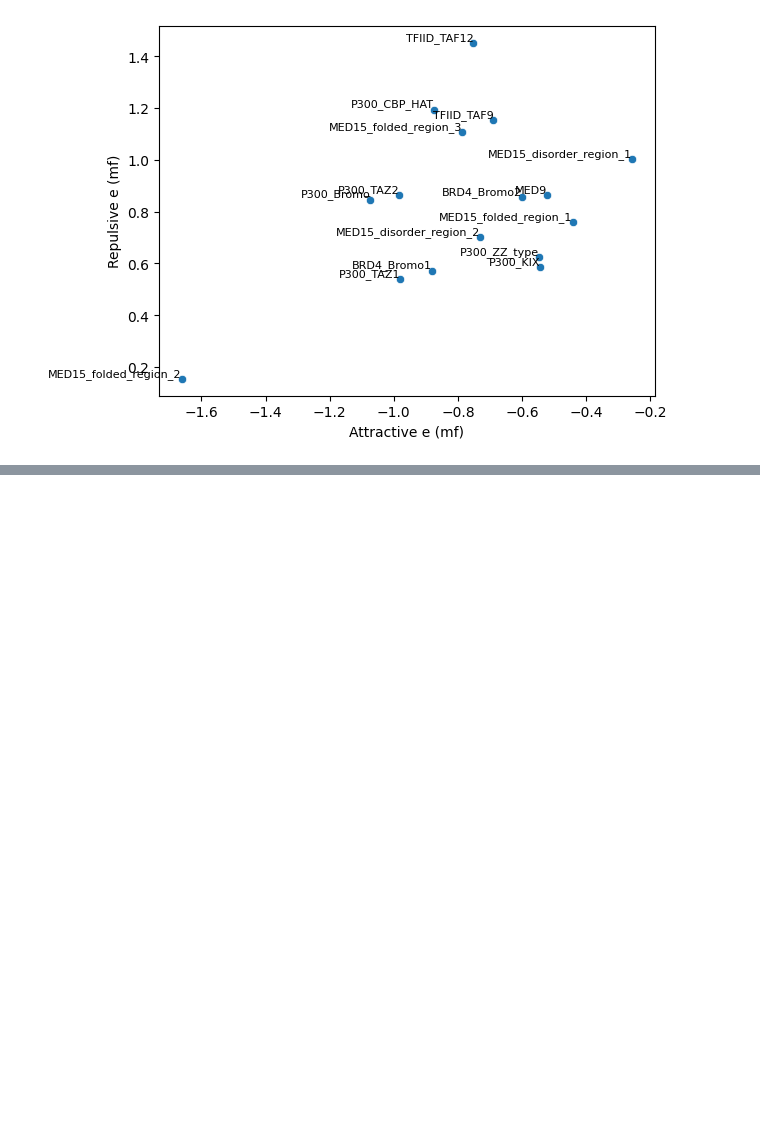
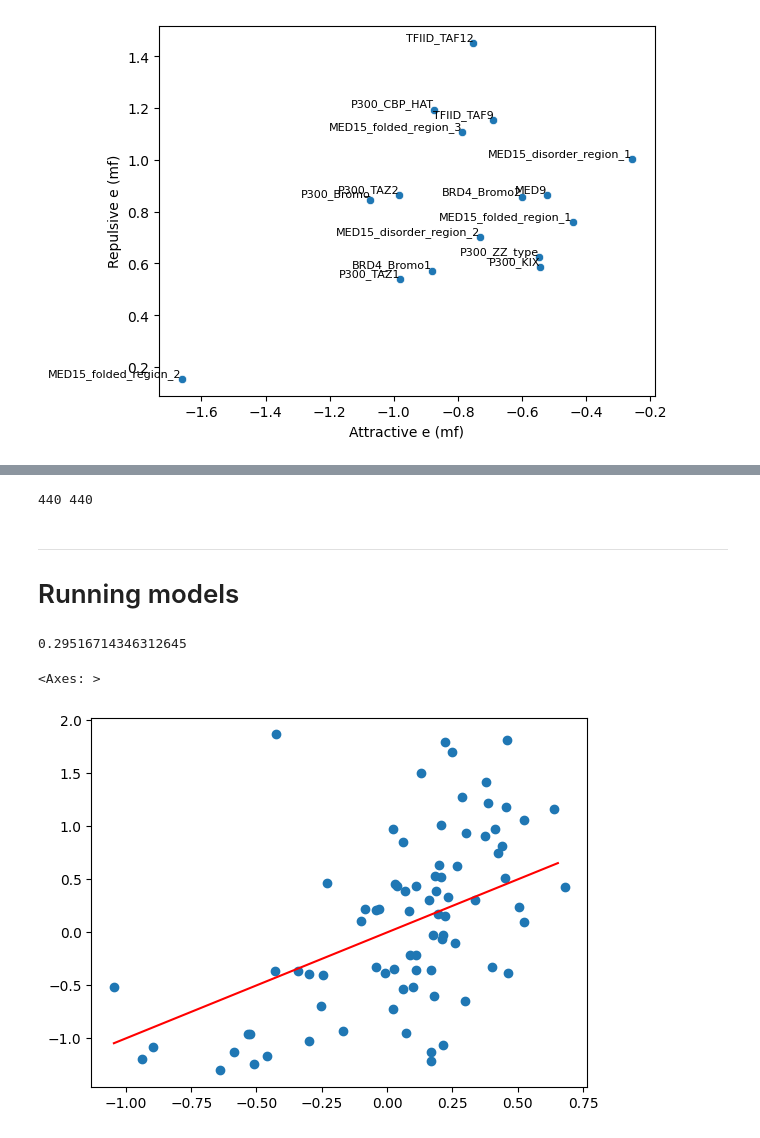
Before and after one commit to kinseylong/StallerRotation, a Jupyter notebook: finches_IDRs/AD_coA_analysis.ipynb, the cells around one changed output, grey strips where cells are left out. Saved outputs shown, nothing was run; the diff lists cells and outputs as text; code cells hidden in the pictures; blank space fills up the shorter version.

```diff
--- a/finches_IDRs/AD_coA_analysis.ipynb
+++ b/finches_IDRs/AD_coA_analysis.ipynb
@@ -97,0 +268,41 @@ plot_interaction_by_group(choiAD_coA_finches_activity, np.mean, activity_label =
+# %%
+#combine all ADs
+def pivot_activity_df(finchesdf, activitydf, dfname):
+    pivotdf = finchesdf.pivot(index = "Prot1", columns="Prot2", values="Total e (mf)")
+    pivotdf.index = [dfname + "_" + str(int(x)) for x in pivotdf.index.to_list()]
+    activitydf_output = activitydf[["Activity_Zscore_mean"]]
+    activitydf_output.index = [dfname + "_" + str(int(x)) for x in activitydf.index.to_list()]
+    return pivotdf, activitydf_output
+
+staller5lib_pivot, staller5lib_activity = pivot_activity_df(staller5libAD_coA_finches_activity, Staller5ADlib_select, "Staller5Lib")
+stallerP53AD_pivot, stallerP53_activity = pivot_activity_df(stallerP53AD_coA_finches_activity, stallerP53AD_coA_finches_activity[["Prot1", "Activity_Zscore_mean"]].groupby("Prot1").agg(np.mean), "StallerP53")
+stallerPredicted_pivot, stallerPredicted_activity = pivot_activity_df(stallerPredictedADs_coA_finches_activity, Staller_predictedAD_select, "StallerPredicted")
+
+all_AD_coA = pd.concat(
+    [staller5lib_pivot,
+    stallerP53AD_pivot,
+    stallerPredicted_pivot
+    ])
+
+all_AD_coA_activity = pd.concat([
+    staller5lib_activity,
+    stallerP53_activity,
+    stallerPredicted_activity
+    ])
+
+#dropna_activity
+all_AD_coA_activity_dropna = all_AD_coA_activity["Activity_Zscore_mean"].dropna()
+all_AD_coA_dropna = all_AD_coA.loc[all_AD_coA_activity_dropna.index]
+
+stallerPredicted_activity_dropna = stallerPredicted_activity["Activity_Zscore_mean"].dropna()
+stallerPredicted_pivot_dropna = stallerPredicted_pivot.loc[stallerPredicted_activity_dropna.index]
+
+stallerP53_activity_dropna = stallerP53_activity["Activity_Zscore_mean"].dropna()
+stallerP53AD_pivot_dropna = stallerP53AD_pivot.loc[stallerP53_activity_dropna.index]
+
+print(len(stallerP53_activity_dropna), len(stallerP53AD_pivot_dropna))
+# %% [output]
+440 440
+# %% [markdown]
+---
+# Running models
@@ -97,0 +315,21 @@ plot_interaction_by_group(choiAD_coA_finches_activity, np.mean, activity_label =
+# %%
+X_train, X_test, y_train, y_test = train_test_split(stallerPredicted_pivot_dropna, stallerPredicted_activity_dropna, test_size=0.2, random_state=42)
+
+from sklearn.gaussian_process import GaussianProcessRegressor
+from sklearn.gaussian_process.kernels import DotProduct, WhiteKernel
+
+kernel = DotProduct() + WhiteKernel()
+gpr = GaussianProcessRegressor(kernel=kernel,
+        random_state=0).fit(X_train, y_train)
+
+score = gpr.score(X_test, y_test)
+print(score)
+
+y_pred = gpr.predict(X_test)
+
+plt.scatter(x = y_pred, y = y_test)
+sns.lineplot(x = np.arange(min(y_pred), max(y_pred), 0.05), y = np.arange(min(y_pred), max(y_pred), 0.05), color="red")
+# %% [output]
+0.29516714346312645
+<Axes: >
+[figure, added]
```
Also changed, not shown: parts of 25 cells of this notebook, 20 other files.
